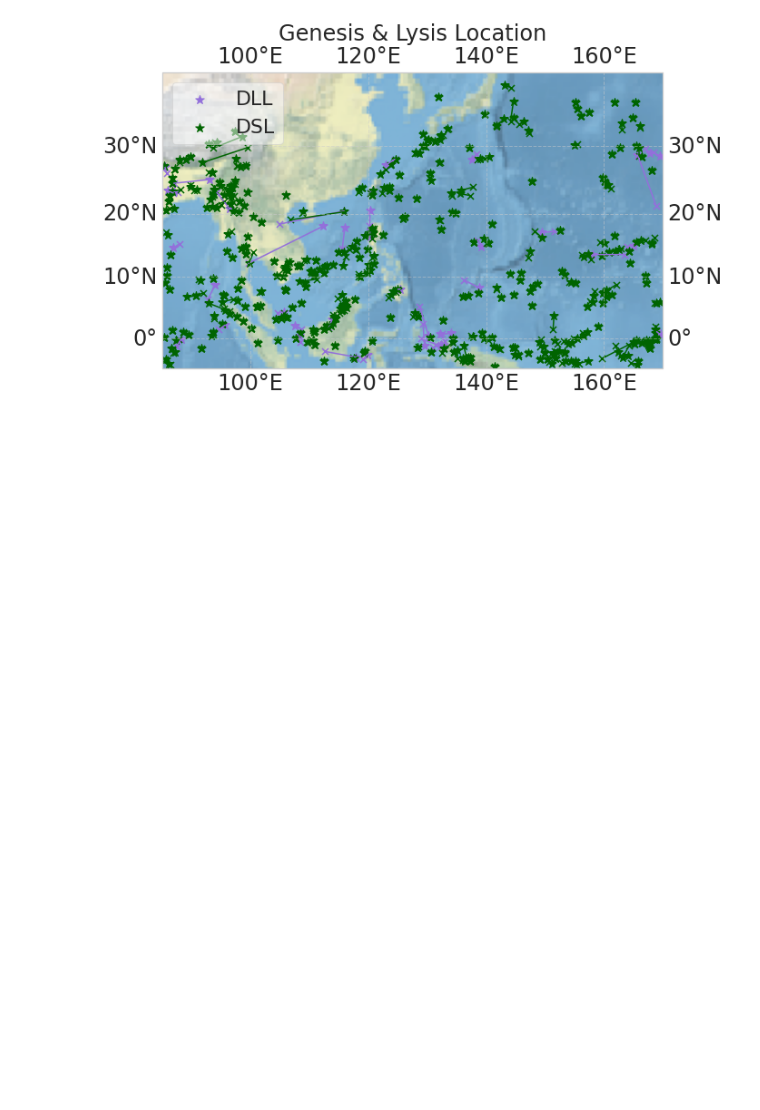
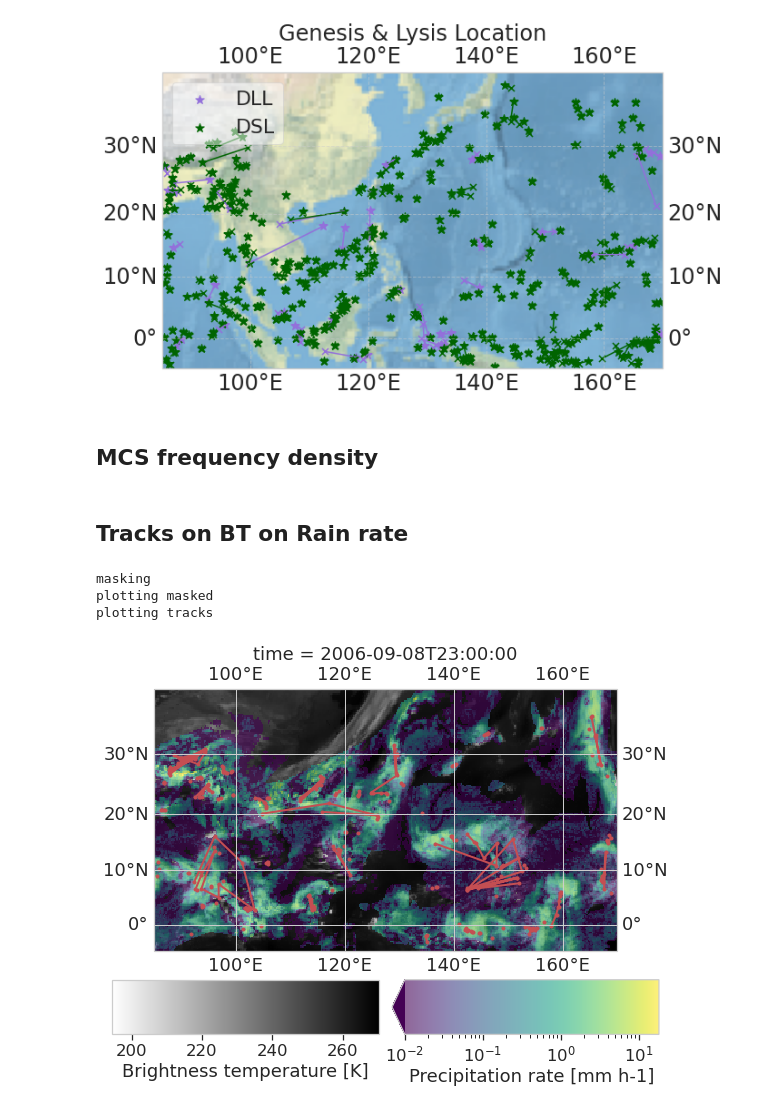
Before and after one commit to knubez/TAMS, a Jupyter notebook: TAMS_plots2.ipynb, the cells around one changed output. Saved outputs shown, nothing was run; the diff lists cells and outputs as text; code cells hidden in the pictures; blank space fills up the shorter version.

Commit message:
MCS frequency density and CTT_Rain_rate_track plots

```diff
--- a/TAMS_plots2.ipynb
+++ b/TAMS_plots2.ipynb
@@ -248,3 +255,5 @@ extent = [lon_min, lon_max, lat_min, lat_max]
 ax.set_extent(extent, crs=ccrs.PlateCarree())
 # %% [output]
 [figure]
+# %% [markdown]
+## MCS frequency density
@@ -250,0 +293,78 @@ ax.set_extent(extent, crs=ccrs.PlateCarree())
+# %% [markdown]
+## Tracks on BT on Rain rate
+# %%
+# CTT movie -- WIP
+sns.set(style="whitegrid",font_scale=1.5)
+import cartopy.crs as ccrs
+import geopandas as gpd
+import matplotlib as mpl
+import regionmask
+
+i = 10  # select time
+ce["geometry"] = ce.cs235
+cs = ce.set_geometry("geometry")
+size = 5
+cx = cy = 1
+
+pr_ = ds.pr.isel(time=i)
+tb_ = ds.ctt.isel(time=i)
+if cx > 1 or cy > 1:
+    tb_ = tb_.coarsen(x=cx, y=cy, boundary="trim").mean()
+
+x0, x1 = tb_.lon.values.min(), tb_.lon.values.max()
+y0, y1 = tb_.lat.values.min(), tb_.lat.values.max()
+
+aspect = (x1 - x0) / (y1 - y0)
+proj = ccrs.Mercator()
+tran = ccrs.PlateCarree()
+
+fig = plt.figure(figsize=(size * aspect, size + 1))
+gs = fig.add_gridspec(
+    2, 2,
+    width_ratios=(1, 1), height_ratios=(aspect * 2 + 1, 1),
+    left=0.1, right=0.9, bottom=0.1, top=0.9,
+    wspace=0.05, hspace=0.18,
+)
+
+ax = fig.add_subplot(gs[0, :], projection=proj)
+ax.set_extent([x0, x1, y0, y1], crs=tran)
+ax.gridlines(draw_labels=True)
+
+ax2 = fig.add_subplot(gs[1, 0])
+ax3 = fig.add_subplot(gs[1, 1])
+
+# Background -- CTT
+tb_.plot(
+    x="lon", y="lat",
+    cmap="gray_r", ax=ax, cbar_ax=ax2,
+    transform=tran,
+    cbar_kwargs=dict(orientation="horizontal"),
+)
+
+# CEs with colored precip
+shapes = cs[["geometry"]]
+regions = regionmask.from_geopandas(shapes)
+print("masking")
+mask = regions.mask(pr_)
+masked = pr_.where(mask >= 0)
+print("plotting masked")
+masked.plot.pcolormesh(
+    x="lon", y="lat",
+    ax=ax, cbar_ax=ax3, transform=tran, alpha=0.6,
+    cbar_kwargs=dict(orientation="horizontal"),
+    norm=mpl.colors.LogNorm(vmin=1e-2, vmax=None),
+)
+
+# Tracks up to this time
+print("plotting tracks")
+t = tb_.time.values
+assert np.isscalar(t)
+for _, g in cs.groupby("mcs_id"):
+    g_ = g[g.time <= t]
+    c = g_.to_crs("EPSG:32663").centroid.to_crs("EPSG:4326")
+    ax.plot(c.x, c.y, ".-", c="r", lw=2, transform=tran)
+# %% [output]
+masking
+plotting masked
+plotting tracks
+[figure, added]
```
Also changed, not shown: parts of 9 cells of this notebook.
